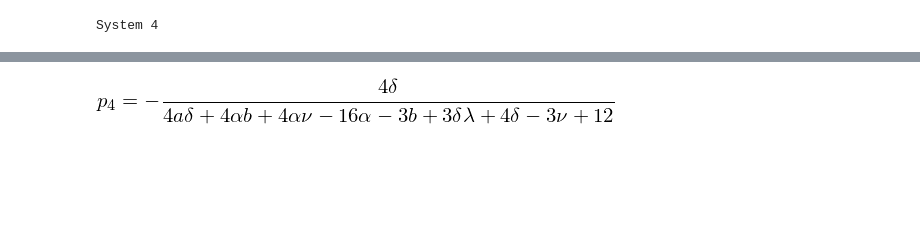
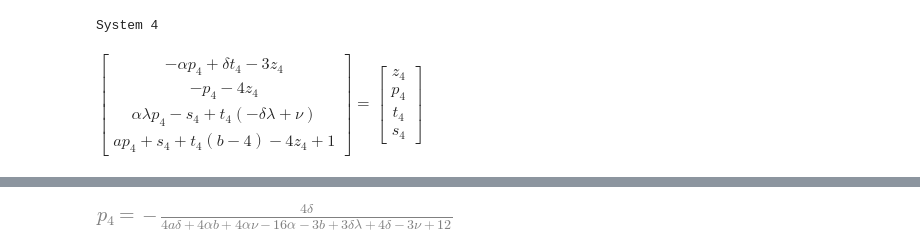
Before and after one commit to earlbellinger/Homology, a Jupyter notebook: Homology.ipynb, the cells around one changed output, grey strips where cells are left out. Saved outputs shown, nothing was run; the diff lists cells and outputs as text; code cells hidden in the pictures; blank space fills up the shorter version.

```diff
--- a/Homology.ipynb
+++ b/Homology.ipynb
@@ -139,8 +171,10 @@ System 3
 # %%
 print('System 4')
+display(Eq(LHS * LHS4 - RHS4, LHS4))
 sol4 = solve(LHS * LHS4 - RHS4, LHS4)
 
 for key in sol4:
     display(Eq(key, simplify(sol4[key])))
 # %% [output]
 System 4
+$\displaystyle \left[\begin{matrix}- \alpha p_{4} + \delta t_{4} - 3 z_{4}\\- p_{4} - 4 z_{4}\\\alpha \lambda p_{4} - s_{4} + t_{4} \left(- \delta \lambda + \nu\right)\\a p_{4} + s_{4} + t_{4} \left(b - 4\right) - 4 z_{4} + 1\end{matrix}\right] = \left[\begin{matrix}z_{4}\\p_{4}\\t_{4}\\s_{4}\end{matrix}\right]$
@@ -148 +182 @@ System 4
-[figure, old version]
+[figure, new version]
```
Also changed, not shown: parts of 20 cells of this notebook.
